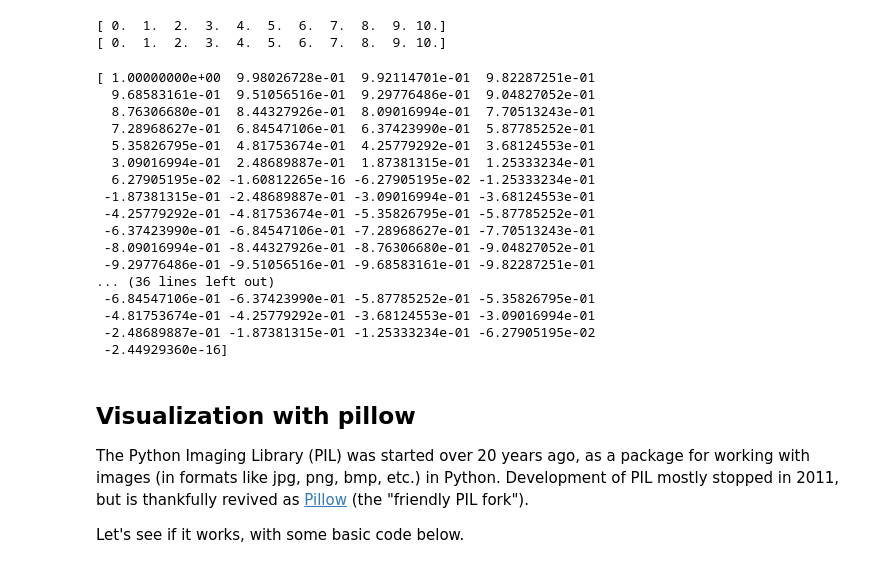
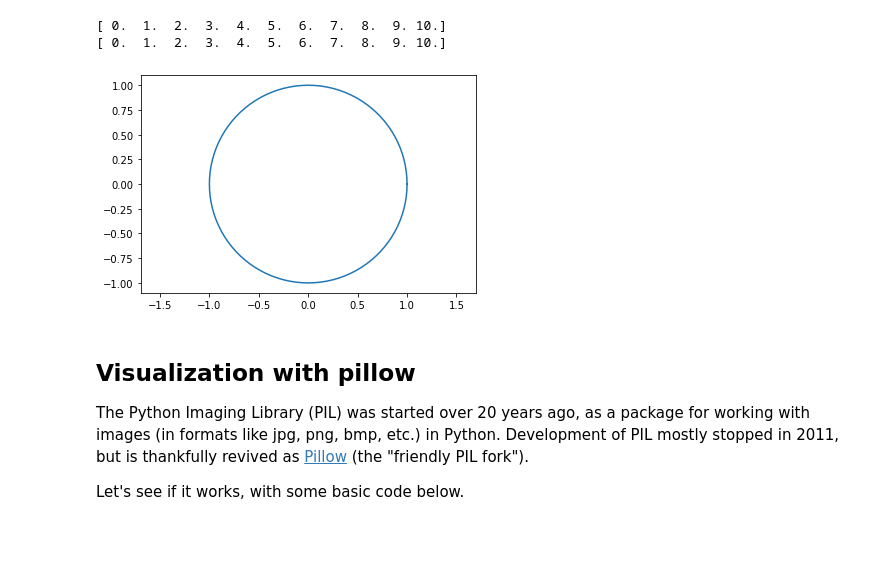
Before and after one commit to wyethl/Math-152, a Jupyter notebook: P4M_Notebook_4.ipynb, the cells around one changed output. Cells and saved outputs as stored; diff of their text form; code cells hidden in the pictures; blank space fills up the shorter version.

```diff
--- a/P4M_Notebook_4.ipynb
+++ b/P4M_Notebook_4.ipynb
@@ -1059,29 +1059,17 @@ print(array2)
 # %%
 #2
 import numpy as np
-import matplotlib as plt
+from matplotlib import pyplot as plt
 #parameter
 param = np.linspace(0, 2*np.pi, 101)
 xlist = np.array(np.cos(param))
 ylist = np.array(np.sin(param))
+
+plt.plot(xlist,ylist)
+plt.axis('equal')
+plt.show()
 # %% [output]
-[ 1.00000000e+00  9.98026728e-01  9.92114701e-01  9.82287251e-01
-  9.68583161e-01  9.51056516e-01  9.29776486e-01  9.04827052e-01
-  8.76306680e-01  8.44327926e-01  8.09016994e-01  7.70513243e-01
-  7.28968627e-01  6.84547106e-01  6.37423990e-01  5.87785252e-01
-  5.35826795e-01  4.81753674e-01  4.25779292e-01  3.68124553e-01
-  3.09016994e-01  2.48689887e-01  1.87381315e-01  1.25333234e-01
-  6.27905195e-02 -1.60812265e-16 -6.27905195e-02 -1.25333234e-01
- -1.87381315e-01 -2.48689887e-01 -3.09016994e-01 -3.68124553e-01
- -4.25779292e-01 -4.81753674e-01 -5.35826795e-01 -5.87785252e-01
- -6.37423990e-01 -6.84547106e-01 -7.28968627e-01 -7.70513243e-01
- -8.09016994e-01 -8.44327926e-01 -8.76306680e-01 -9.04827052e-01
- -9.29776486e-01 -9.51056516e-01 -9.68583161e-01 -9.82287251e-01
-... (36 lines left out)
- -6.84547106e-01 -6.37423990e-01 -5.87785252e-01 -5.35826795e-01
- -4.81753674e-01 -4.25779292e-01 -3.68124553e-01 -3.09016994e-01
- -2.48689887e-01 -1.87381315e-01 -1.25333234e-01 -6.27905195e-02
- -2.44929360e-16]
+[figure, added]
 # %% [markdown]
 ## Visualization with pillow
 
```
